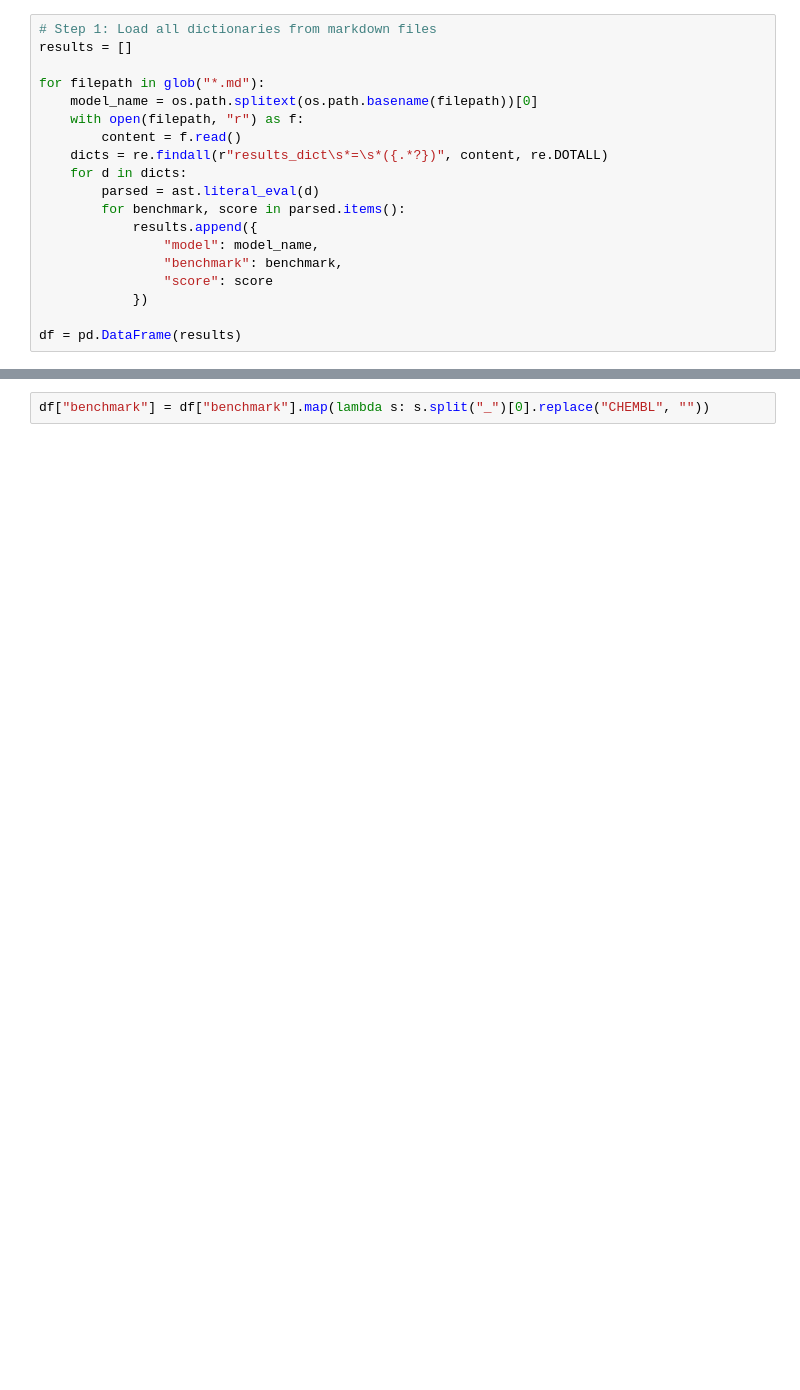
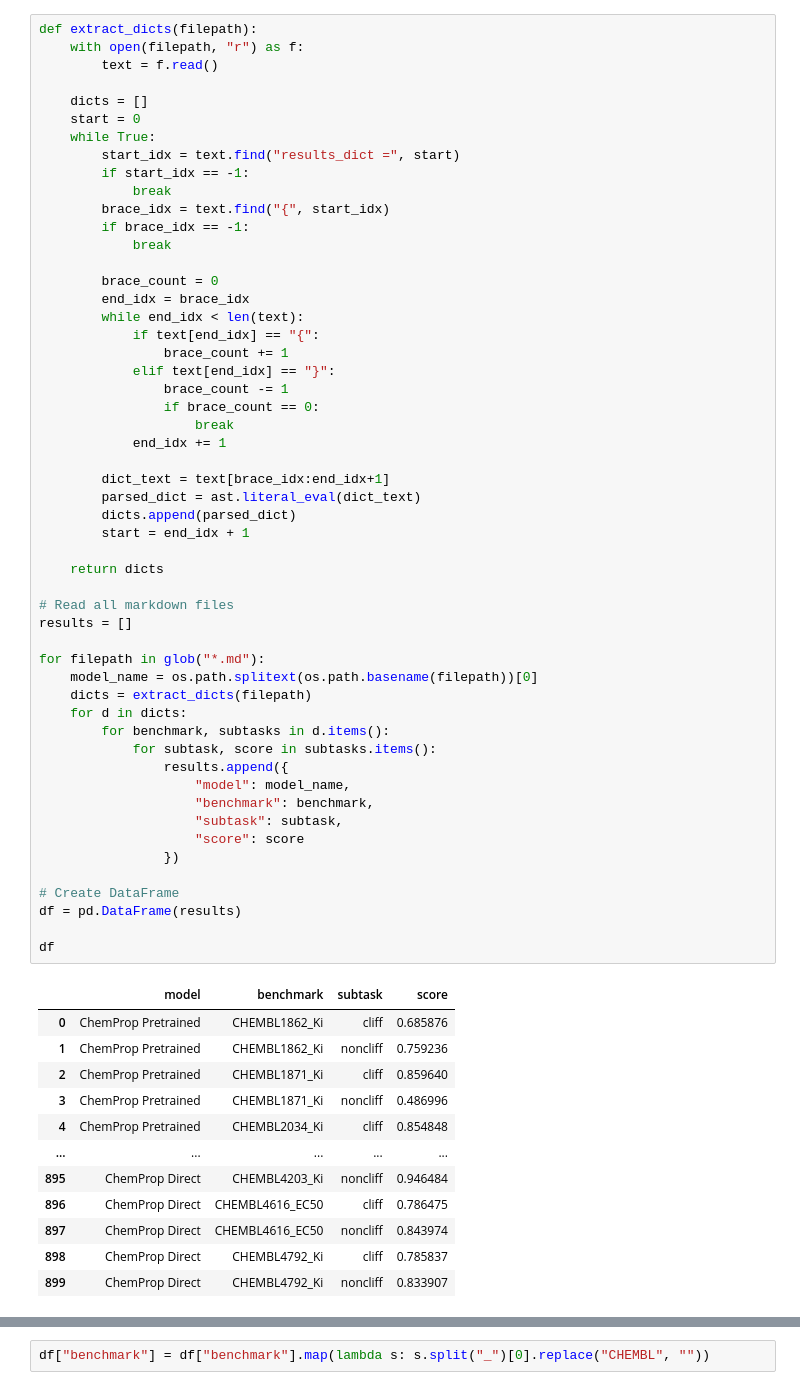
Before and after one commit to JacksonBurns/chemeleon, a Jupyter notebook: analysis/cliffs.ipynb, the cells around one changed output, grey strips where cells are left out. Cells and saved outputs as stored; diff of their text form; blank space fills up the shorter version.

```diff
--- a/analysis/cliffs.ipynb
+++ b/analysis/cliffs.ipynb
@@ -15,19 +18,66 @@ from cycler import cycler
 # %%
-# Step 1: Load all dictionaries from markdown files
+def extract_dicts(filepath):
+    with open(filepath, "r") as f:
+        text = f.read()
+
+    dicts = []
+    start = 0
+    while True:
+        start_idx = text.find("results_dict =", start)
+        if start_idx == -1:
+            break
+        brace_idx = text.find("{", start_idx)
+        if brace_idx == -1:
+            break
+
+        brace_count = 0
+        end_idx = brace_idx
+        while end_idx < len(text):
+            if text[end_idx] == "{":
+                brace_count += 1
+            elif text[end_idx] == "}":
+                brace_count -= 1
+                if brace_count == 0:
+                    break
+            end_idx += 1
+
+        dict_text = text[brace_idx:end_idx+1]
+        parsed_dict = ast.literal_eval(dict_text)
+        dicts.append(parsed_dict)
+        start = end_idx + 1
+
+    return dicts
+
+# Read all markdown files
 results = []
 
 for filepath in glob("*.md"):
     model_name = os.path.splitext(os.path.basename(filepath))[0]
-    with open(filepath, "r") as f:
-        content = f.read()
-    dicts = re.findall(r"results_dict\s*=\s*({.*?})", content, re.DOTALL)
+    dicts = extract_dicts(filepath)
     for d in dicts:
-        parsed = ast.literal_eval(d)
-        for benchmark, score in parsed.items():
-            results.append({
-                "model": model_name,
-                "benchmark": benchmark,
-                "score": score
-            })
+        for benchmark, subtasks in d.items():
+            for subtask, score in subtasks.items():
+                results.append({
+                    "model": model_name,
+                    "benchmark": benchmark,
+                    "subtask": subtask,
+                    "score": score
+                })
 
+# Create DataFrame
 df = pd.DataFrame(results)
+
+df
+# %% [output]
+|  | model | benchmark | subtask | score |
+| 0 | ChemProp Pretrained | CHEMBL1862_Ki | cliff | 0.685876 |
+| 1 | ChemProp Pretrained | CHEMBL1862_Ki | noncliff | 0.759236 |
+| 2 | ChemProp Pretrained | CHEMBL1871_Ki | cliff | 0.859640 |
+| 3 | ChemProp Pretrained | CHEMBL1871_Ki | noncliff | 0.486996 |
+| 4 | ChemProp Pretrained | CHEMBL2034_Ki | cliff | 0.854848 |
+| ... | ... | ... | ... | ... |
+| 895 | ChemProp Direct | CHEMBL4203_Ki | noncliff | 0.946484 |
+| 896 | ChemProp Direct | CHEMBL4616_EC50 | cliff | 0.786475 |
+| 897 | ChemProp Direct | CHEMBL4616_EC50 | noncliff | 0.843974 |
+| 898 | ChemProp Direct | CHEMBL4792_Ki | cliff | 0.785837 |
+| 899 | ChemProp Direct | CHEMBL4792_Ki | noncliff | 0.833907 |
```
Also changed, not shown: parts of 12 cells of this notebook.
